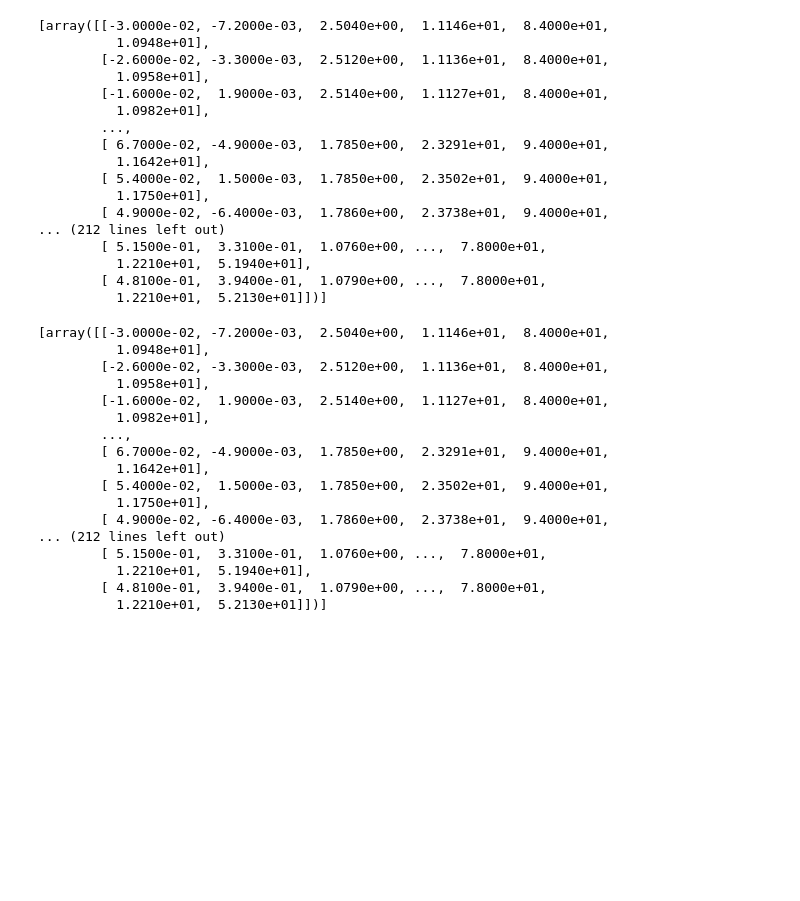
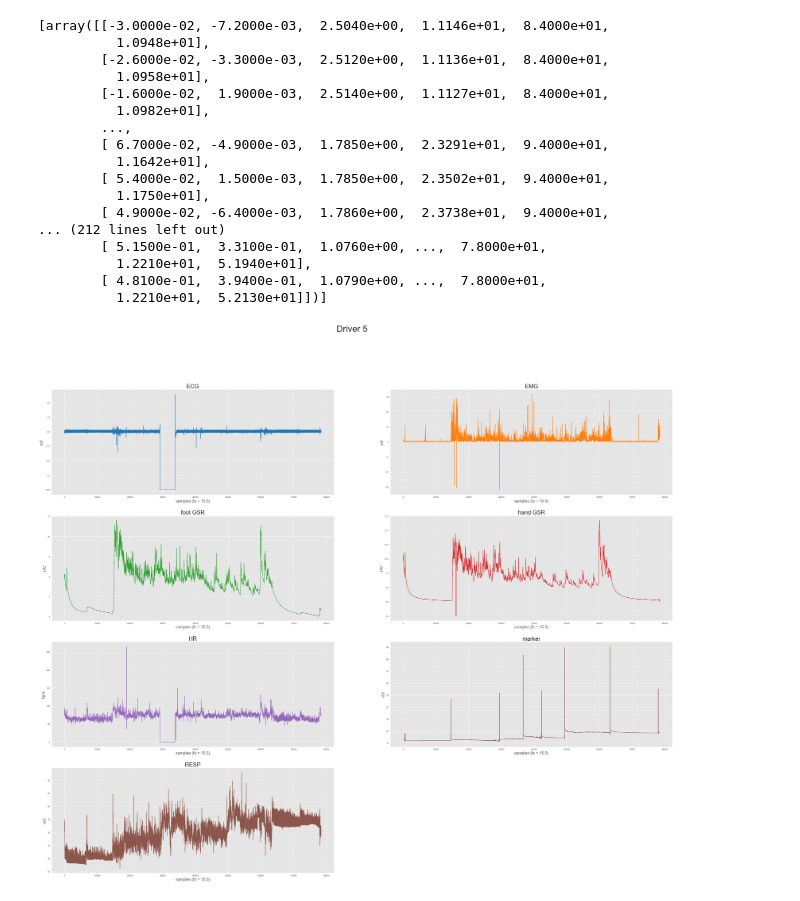
Before and after one commit to Applied-Machine-Learning-2022/final-project-stay-hard-uk, a Jupyter notebook: automobile_stress.ipynb, the cells around one changed output. Drawn from its saved outputs; the diff is of its cells as text; code cells hidden in the pictures; blank space fills up the shorter version.

```diff
--- a/automobile_stress.ipynb
+++ b/automobile_stress.ipynb
@@ -85,22 +90,15 @@ all_signal
         [ 4.8100e-01,  3.9400e-01,  1.0790e+00, ...,  7.8000e+01,
           1.2210e+01,  5.2130e+01]])]
 # %%
-all_signal
+my_colors = ["#1f77b4", "#ff7f0e", "#2ca02c", "#d62728", "#9467bd", "#8c564b", "#8c564b"]
+plt.style.use('ggplot')
+plt.figure(figsize=(50, 40))
+plt.suptitle("Driver 5", fontsize=40)
+for i in range(all_signal[4].shape[1]):
+    plt.subplot(4, 2, i + 1)
+    plt.ylabel(meta_data[4]['units'][i], fontsize=18)
+    plt.xlabel("samples (fs = 15.5)", fontsize=18)
+    plt.plot(all_signal[4].T[i], color=my_colors[i])
+    plt.title(meta_data[4]['sig_name'][i],fontsize=26)
 # %% [output]
-[array([[-3.0000e-02, -7.2000e-03,  2.5040e+00,  1.1146e+01,  8.4000e+01,
-          1.0948e+01],
-        [-2.6000e-02, -3.3000e-03,  2.5120e+00,  1.1136e+01,  8.4000e+01,
-          1.0958e+01],
-        [-1.6000e-02,  1.9000e-03,  2.5140e+00,  1.1127e+01,  8.4000e+01,
-          1.0982e+01],
-        ...,
-        [ 6.7000e-02, -4.9000e-03,  1.7850e+00,  2.3291e+01,  9.4000e+01,
-          1.1642e+01],
-        [ 5.4000e-02,  1.5000e-03,  1.7850e+00,  2.3502e+01,  9.4000e+01,
-          1.1750e+01],
-        [ 4.9000e-02, -6.4000e-03,  1.7860e+00,  2.3738e+01,  9.4000e+01,
-... (212 lines left out)
-        [ 5.1500e-01,  3.3100e-01,  1.0760e+00, ...,  7.8000e+01,
-          1.2210e+01,  5.1940e+01],
-        [ 4.8100e-01,  3.9400e-01,  1.0790e+00, ...,  7.8000e+01,
-          1.2210e+01,  5.2130e+01]])]
+[figure, added]
```
Also changed, not shown: parts of 21 cells of this notebook.
